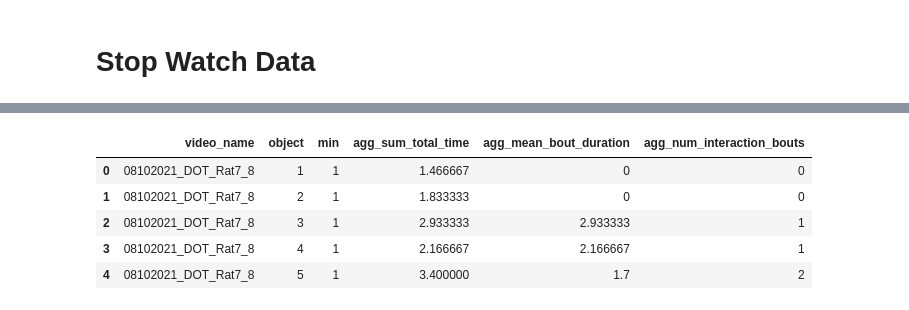
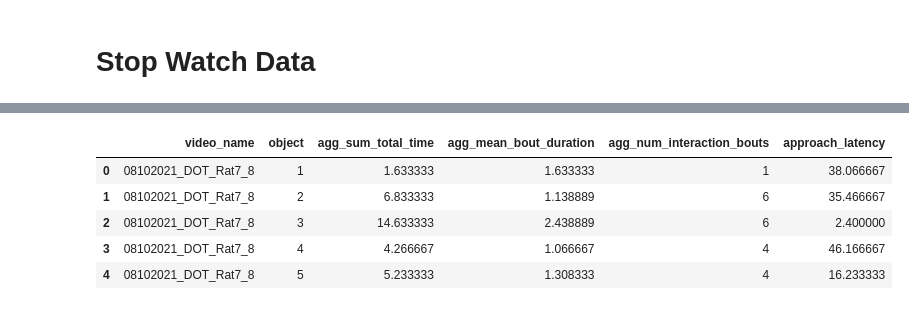
Before and after one commit to HowlandLab/DIBS, a Jupyter notebook: hackathon_sept_2022/October2022-Ilne-paper-analysis.ipynb, the cells around one changed output, grey strips where cells are left out. Drawn from its saved outputs; the diff is of its cells as text; code cells hidden in the pictures.

Commit message:
REMOVED PER MINUTE MOST EVERYTHING.  PRODUCES approach-latency for pre-computed simba clf data

```diff
--- a/hackathon_sept_2022/October2022-Ilne-paper-analysis.ipynb
+++ b/hackathon_sept_2022/October2022-Ilne-paper-analysis.ipynb
@@ -64,6 +64,13 @@ class PerVideoDataClass(object):
     def __init__(self, file_path, df, x_extractor, y_binary_label_extractor, y_multi_label_extractor):
         self.file_path = file_path # just in case
         self.video_name = os.path.splitext(os.path.basename(file_path))[0] # the video name contains meta data about animal and treatment group etc.
+        if video_name_map is not None:
+            if self.video_name in video_name_map:
+                self.video_name = video_name_map[self.video_name]
+            elif self.video_name not in video_name_map.values():
+                msg = f'WARNING: Found a video name that is not in the video_name_map!!! (should be either a new name, or an old name with a mapped name): {self.video_name}'
+                print(msg)
+                raise RuntimeError(msg)
         # self.video_metadata = VideoMetadata.from_name(self.video_name)
         self.video_metadata = None # TODO: Put the meta-data on the per video class??
         self.X = x_extractor(df)
@@ -77,7 +84,10 @@ class PerVideoDataClass(object):
 
     def apply_and_record_postprocessing_step(self, classifier_desc, func, y_binary, y_prob=None):
         """ Func was used to produce y_binary, we record the results for analysis later. """
-        if callable(func):
+        if isinstance(func, str):
+            # Kinda hacky, oh well
+            step_key = func
+        elif callable(func):
             step_key = func.__name__
         else:
             step_key = func.__class__.__name__
@@ -243,3 +258,8 @@ training_dataset = Dataset.from_scratch(training_simba_csv_files, x_extractor, y
 holdout_dataset = Dataset.from_scratch(holdout_simba_csv_files, x_extractor, y_binary_label_extractor, y_multi_label_extractor)
 # %% [output]
 ROI_features: ['Stimulus 1 Animal_1 distance', 'Stimulus 2 Animal_1 distance', 'Stimulus 3 Animal_1 distance', 'Stimulus 4 Animal_1 distance', 'Stimulus 5 Animal_1 distance', 'Stimulus 6 Animal_1 dist ...
+# %%
+
+iteration_3_csv_files = glob.glob(
+    os.path.join('hackathon', 'Iteration_3_withSimbaModelLabels', 'machine_results_object', '*'))
+simba_prelabeled_dataset = Dataset.from_scratch(iteration_3_csv_files, x_extractor, y_binary_label_extractor, y_multi_label_extractor)
@@ -904,0 +864,25 @@ Recorded data for:
+# %%
+
+
+# Manually load the pre-computed videos... THE NAMES WON'T MATCH UP! (use the name map up top)
+precomputed_y_preds = {
+    per_video_data.video_name: per_video_data.y_binary
+    for per_video_data in simba_prelabeled_dataset.per_video_data_classes}
+
+# TODO: Here insert the labels Tim provided!
+run_model_and_record_results(simba_prelabeled_dataset, precomputed_y_preds=precomputed_y_preds)
+
+## TODO: Don't have the video name map!!
+# run_model_and_record_results(training_odour_dataset, precomputed_y_preds=precomputed_y_preds)
+# run_model_and_record_results(holdout_odour_dataset, precomputed_y_preds=precomputed_y_preds) # Don't have odour yet
+# run_model_and_record_results(training_object_dataset, precomputed_y_preds=precomputed_y_preds)
+# run_model_and_record_results(holdout_object_dataset, precomputed_y_preds=precomputed_y_preds)
+
+## OLD: When we had the actual model
+# run_model_and_record_results(training_odour_dataset, simba_odour_clf)
+# run_model_and_record_results(holdout_odour_dataset, simba_odour_clf)
+# run_model_and_record_results(training_object_dataset, simba_object_clf)
+# run_model_and_record_results(holdout_object_dataset, simba_object_clf)
+
+
+# TODO: Load arbitrary results (ROI predictions in particular) and add them to the per_video_data_classes as another classifier.
@@ -1298,11 +1311,11 @@ stop_watch_interaction_times_df
 # %%
-xgb_odour_dfs.holdout_golden_per_minute.head()
+xgb_odour_dfs.holdout_golden_per_video.head()
 # %% [output]
-|  | video_name | object | min | agg_sum_total_time | agg_mean_bout_duration | agg_num_interaction_bouts |
-| 0 | 08102021_DOT_Rat7_8 | 1 | 1 | 1.466667 | 0 | 0 |
-| 1 | 08102021_DOT_Rat7_8 | 2 | 1 | 1.833333 | 0 | 0 |
-| 2 | 08102021_DOT_Rat7_8 | 3 | 1 | 2.933333 | 2.933333 | 1 |
-| 3 | 08102021_DOT_Rat7_8 | 4 | 1 | 2.166667 | 2.166667 | 1 |
-| 4 | 08102021_DOT_Rat7_8 | 5 | 1 | 3.400000 | 1.7 | 2 |
+|  | video_name | object | agg_sum_total_time | agg_mean_bout_duration | agg_num_interaction_bouts | approach_latency |
+| 0 | 08102021_DOT_Rat7_8 | 1 | 1.633333 | 1.633333 | 1 | 38.066667 |
+| 1 | 08102021_DOT_Rat7_8 | 2 | 6.833333 | 1.138889 | 6 | 35.466667 |
+| 2 | 08102021_DOT_Rat7_8 | 3 | 14.633333 | 2.438889 | 6 | 2.400000 |
+| 3 | 08102021_DOT_Rat7_8 | 4 | 4.266667 | 1.066667 | 4 | 46.166667 |
+| 4 | 08102021_DOT_Rat7_8 | 5 | 5.233333 | 1.308333 | 4 | 16.233333 |
 # %%
 # full_df = stop_watch_interaction_times_df.merge(
```
Also changed, not shown: parts of 23 cells of this notebook.
